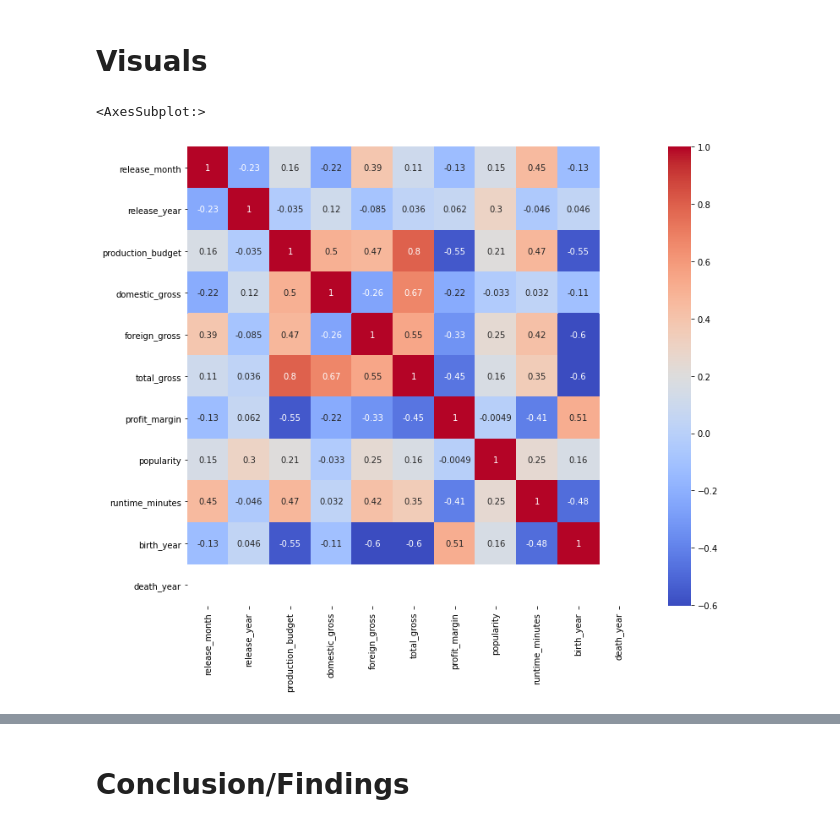
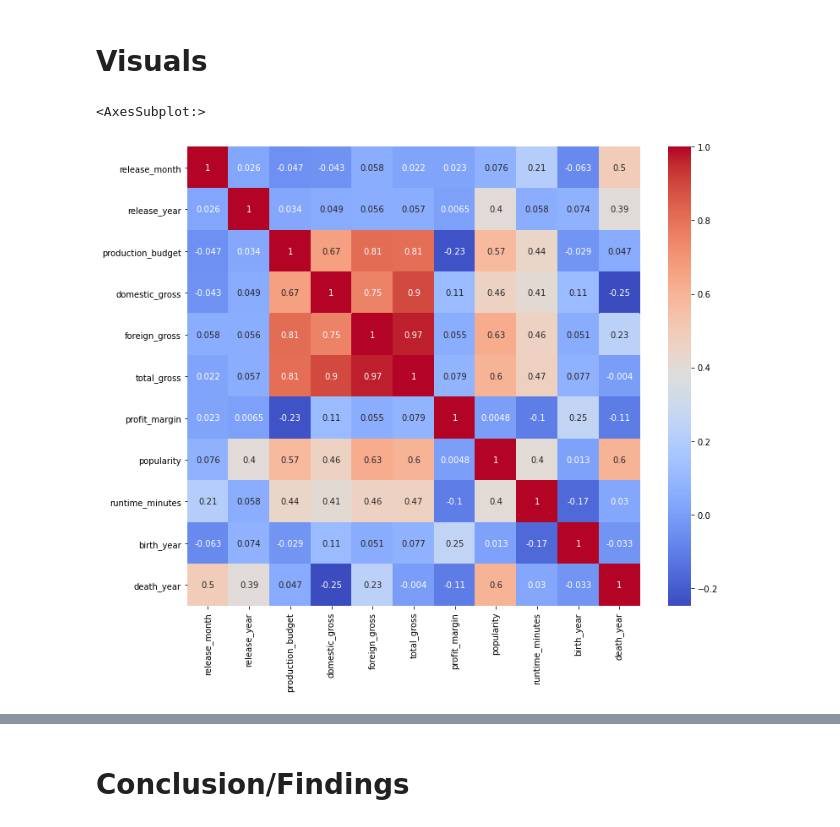
Before and after one commit to lillianlakes/box-office-films, a Jupyter notebook: movie_notebook.ipynb, the cells around one changed output, grey strips where cells are left out. Cells and saved outputs as stored; diff of their text form; code cells hidden in the pictures.

```diff
--- a/movie_notebook.ipynb
+++ b/movie_notebook.ipynb
@@ -240,8 +254,8 @@ mid_budget = movie_final[budget_mask]
 # **Visuals**
 # %%
 plt.figure(figsize=(12, 10))
-corr = low_budget.corr()
+corr = movie_final.corr()
 sns.heatmap(corr, annot=True, cmap='coolwarm')
 # %% [output]
 <AxesSubplot:>
-[figure, old version]
+[figure, new version]
```
Also changed, not shown: parts of 7 cells of this notebook.
